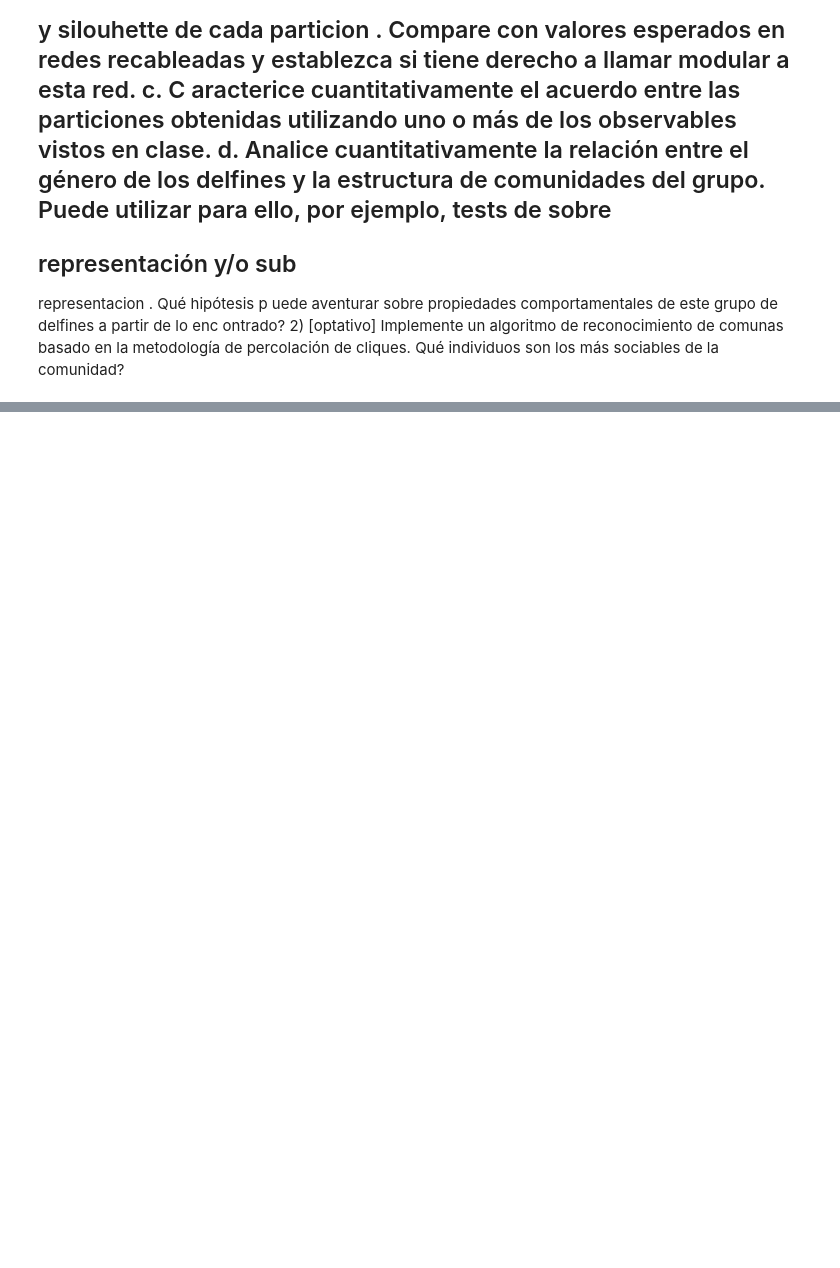
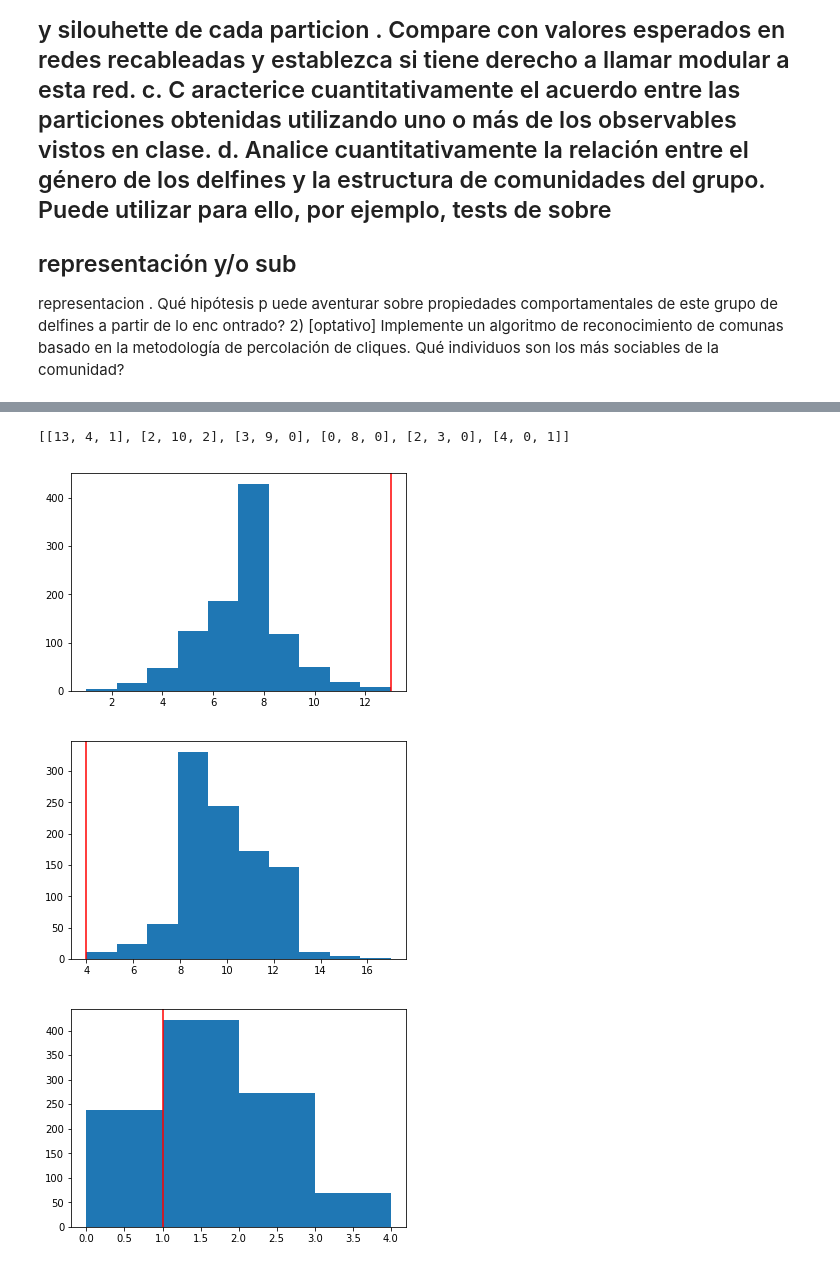
Before and after one commit to vms10/TPC3, a Jupyter notebook: tp3.ipynb, the cells around one changed output, grey strips where cells are left out. Drawn from its saved outputs; the diff is of its cells as text; code cells hidden in the pictures; blank space fills up the shorter version.

Commit message:
Ya casi terminado. Pasó algo raro con la distribución de la modularidad randomizada para infomap, no sé qué onda

```diff
--- a/tp3.ipynb
+++ b/tp3.ipynb
@@ -650,8 +688,8 @@ más sociables de la comunidad?
 # %%
 def recableo(Grafo):
 #     b=np.random.random_integers(1,Grafo.number_of_nodes()) #Creo que esto no tiene sentido. Conviene usar el b máximo que te deje
-    b=200
-    nx.double_edge_swap(Grafo,nswap=b,max_tries=1.5*b)
+    b=160
+    nx.double_edge_swap(Grafo,nswap=b,max_tries=3*b)
     return Grafo
 # %%
 def modularidad_recableada(Grafo,metodo,iteraciones):
@@ -774,0 +870,2 @@ plt.show()
+# %%
+Dict_gen={i:j for i,j in genero} ##Diccionario con los generos. Le ponés el delfín, te tira el género
@@ -774,0 +885,47 @@ plt.show()
+# %%
+#Corre bastante rápido
+
+##Armemos el modelo nulo para la representacion por genero
+Listas_cluster=[]
+for i in metodo:
+    Listas_cluster.append(entrega_lista(G,i))
+
+Rep_gen_segun_metodo=[] ##Esta es la parte real de nuestra red para cada método
+for lista in Listas_cluster:
+    Rep_gen_segun_metodo.append(rep_gen(lista,Dict_gen))
+##Veamos ahora el modelo nulo
+iteraciones=1000
+Rep_gen_aleatoria=[] ##El primer elemento va a tener una lista de listas (¿de listas?) correspondiente al primer método y así.
+for lista in Listas_cluster:
+    Rep_gen_aleatoria_lista=[]
+    for i in range(iteraciones):
+        dict_aleatorio=gen_aleatorio(genero) ##me genera diccionarios con la lista de generos aleatoria
+        Rep_gen_aleatoria_lista.append(rep_gen(lista,dict_aleatorio))
+    Rep_gen_aleatoria.append(Rep_gen_aleatoria_lista)
+# %%
+Rep_gen_segun_metodo[3]
+# %% [output]
+[[13, 4, 1], [2, 10, 2], [3, 9, 0], [0, 8, 0], [2, 3, 0], [4, 0, 1]]
+# %%
+cluster_uno_infomap_f=[]
+cluster_uno_infomap_m=[]
+cluster_uno_infomap_NA=[]
+for i in Rep_gen_aleatoria[3]:
+    cluster_uno_infomap_f.append(i[0][0])
+    cluster_uno_infomap_m.append(i[0][1])
+    cluster_uno_infomap_NA.append(i[0][2])
+# %%
+l=10
+plt.hist(cluster_uno_infomap_f,bins=l)
+plt.axvline(13,c="r")
+plt.show()
+plt.hist(cluster_uno_infomap_m,bins=l)
+plt.axvline(4,c="r")
+plt.show()
+plt.hist(cluster_uno_infomap_NA,bins=4)
+plt.axvline(1,c="r")
+plt.show()
+# %% [output]
+[figure, added]
+[figure, added]
+[figure, added]
```
Also changed, not shown: parts of 9 cells of this notebook.
